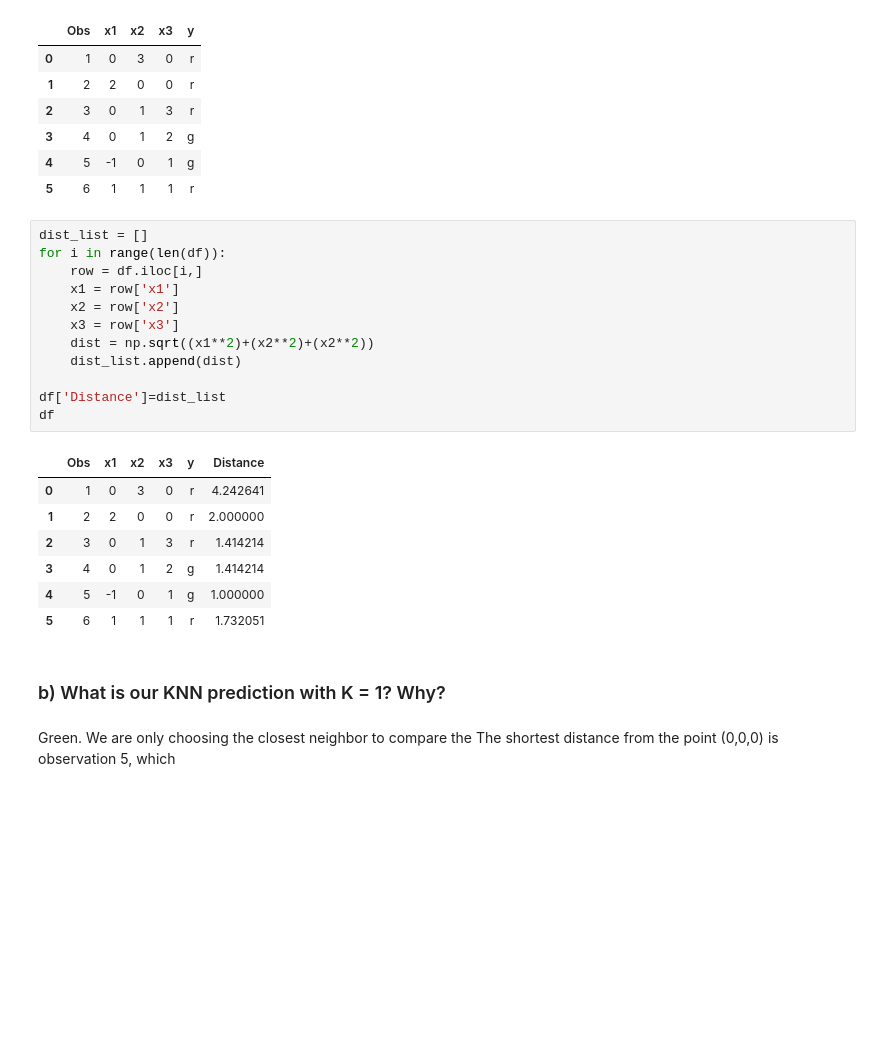
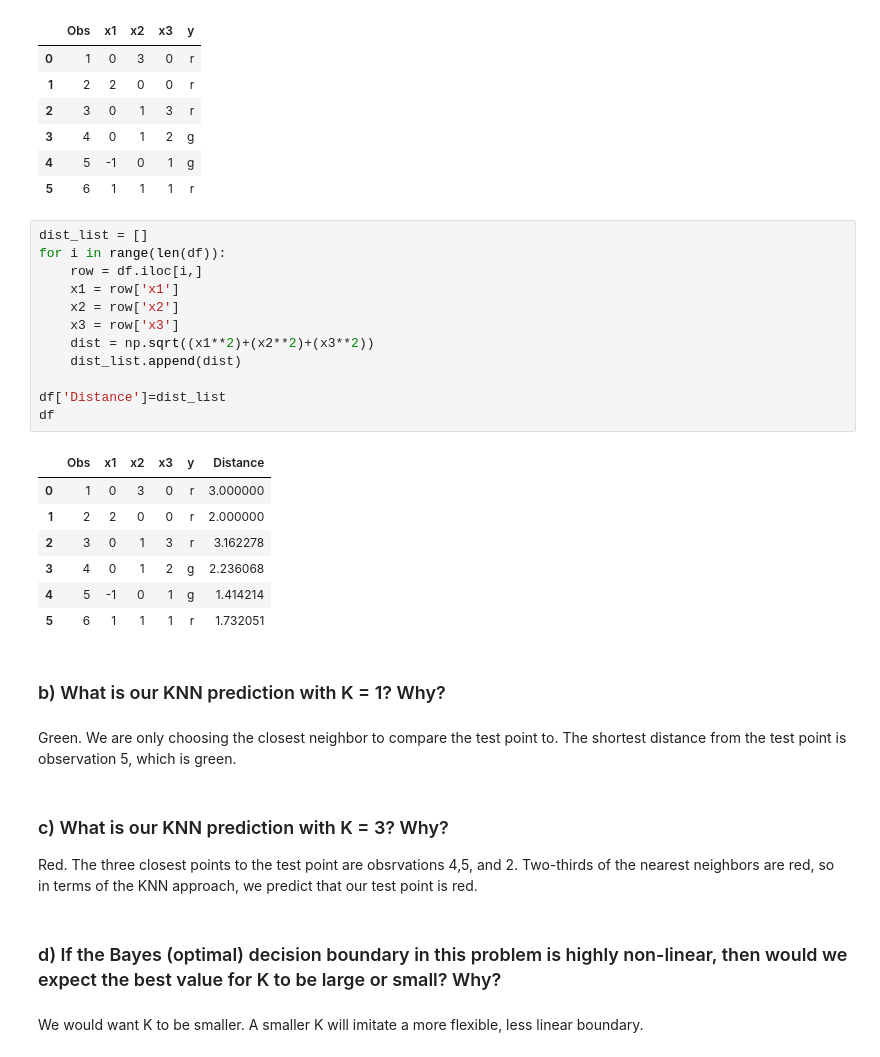
Before and after one commit to JoshLaven/persp-model-econ_w20, a Jupyter notebook: ProblemSets/PS6/PS6Laven.ipynb, the cells around one changed output. Drawn from its saved outputs; the diff is of its cells as text; blank space fills up the shorter version.

```diff
--- a/ProblemSets/PS6/PS6Laven.ipynb
+++ b/ProblemSets/PS6/PS6Laven.ipynb
@@ -217,24 +215,32 @@ df
 # %%
 dist_list = []
 for i in range(len(df)):
     row = df.iloc[i,]
     x1 = row['x1']
     x2 = row['x2']
     x3 = row['x3']
-    dist = np.sqrt((x1**2)+(x2**2)+(x2**2))
+    dist = np.sqrt((x1**2)+(x2**2)+(x3**2))
     dist_list.append(dist)
 
 df['Distance']=dist_list
 df
 # %% [output]
 |  | Obs | x1 | x2 | x3 | y | Distance |
-| 0 | 1 | 0 | 3 | 0 | r | 4.242641 |
+| 0 | 1 | 0 | 3 | 0 | r | 3.000000 |
 | 1 | 2 | 2 | 0 | 0 | r | 2.000000 |
-| 2 | 3 | 0 | 1 | 3 | r | 1.414214 |
-| 3 | 4 | 0 | 1 | 2 | g | 1.414214 |
-| 4 | 5 | -1 | 0 | 1 | g | 1.000000 |
+| 2 | 3 | 0 | 1 | 3 | r | 3.162278 |
+| 3 | 4 | 0 | 1 | 2 | g | 2.236068 |
+| 4 | 5 | -1 | 0 | 1 | g | 1.414214 |
 | 5 | 6 | 1 | 1 | 1 | r | 1.732051 |
 # %% [markdown]
 ### b) What is our KNN prediction with K = 1? Why?
 # %% [markdown]
-Green. We are only choosing the closest neighbor to compare the The shortest distance from the point (0,0,0) is observation 5, which
+Green. We are only choosing the closest neighbor to compare the test point to. The shortest distance from the test point is observation 5, which is green.
+# %% [markdown]
+### c) What is our KNN prediction with K = 3? Why?
+
+Red. The three closest points to the test point are obsrvations 4,5, and 2. Two-thirds of the nearest neighbors are red, so in terms of the KNN approach, we predict that our test point is red.
+# %% [markdown]
+### d) If the Bayes (optimal) decision boundary in this problem is highly non-linear, then would we expect the best value for K to be large or small? Why?
+# %% [markdown]
+We would want K to be smaller. A smaller K will imitate a more flexible, less linear boundary.
```
Also changed, not shown: parts of 27 cells of this notebook.
